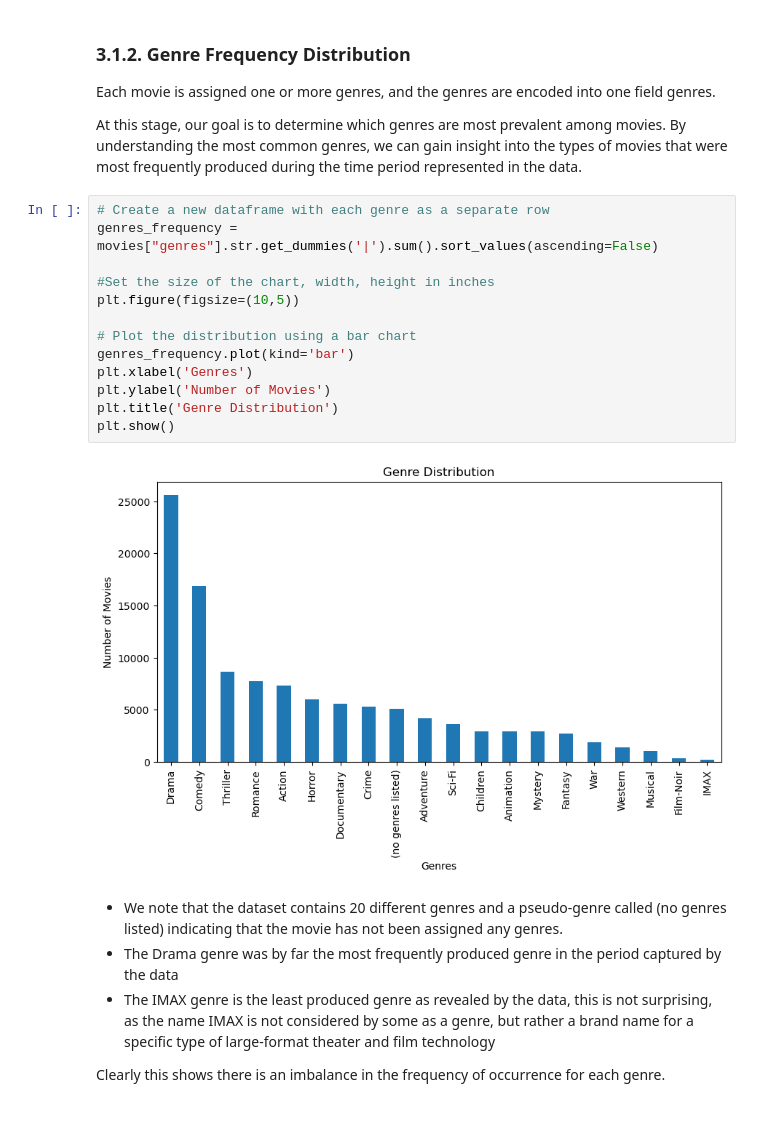
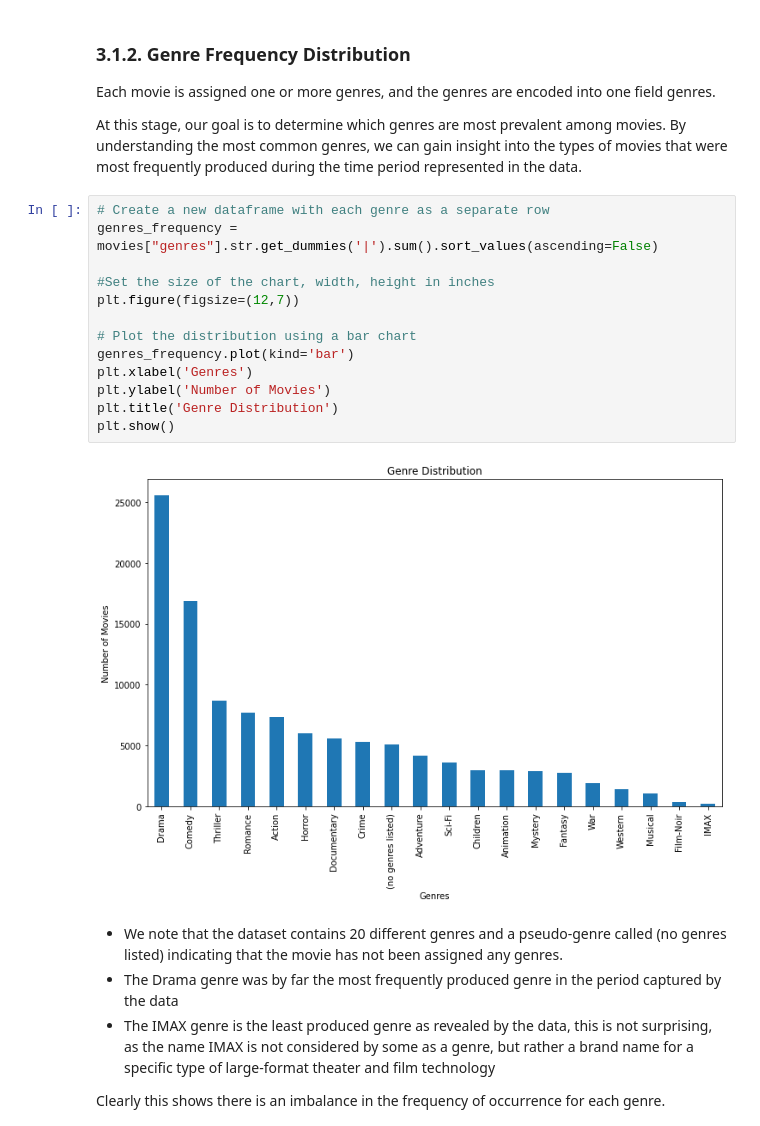
Before and after one commit to JasperZeroes/TeamND2-unsupervised-predict, a Jupyter notebook: TeamND2_notebook.ipynb, the cells around one changed output. Drawn from its saved outputs; the diff is of its cells as text.

```diff
--- a/TeamND2_notebook.ipynb
+++ b/TeamND2_notebook.ipynb
@@ -475,18 +478,18 @@ At this stage, our goal is to determine which genres are most prevalent among mo
 # %%
 # Create a new dataframe with each genre as a separate row
 genres_frequency = movies["genres"].str.get_dummies('|').sum().sort_values(ascending=False)
 
 #Set the size of the chart, width, height in inches
-plt.figure(figsize=(10,5))
+plt.figure(figsize=(12,7))
 
 # Plot the distribution using a bar chart
 genres_frequency.plot(kind='bar')
 plt.xlabel('Genres')
 plt.ylabel('Number of Movies')
 plt.title('Genre Distribution')
 plt.show()
 # %% [output]
-[figure, old version]
+[figure, new version]
 # %% [markdown]
 * We note that the dataset contains 20 different genres and a pseudo-genre called (no genres listed) indicating that the movie has not been assigned any genres.
 * The Drama genre was by far the most frequently produced genre in the period captured by the data
```
Also changed, not shown: parts of 113 cells of this notebook.
